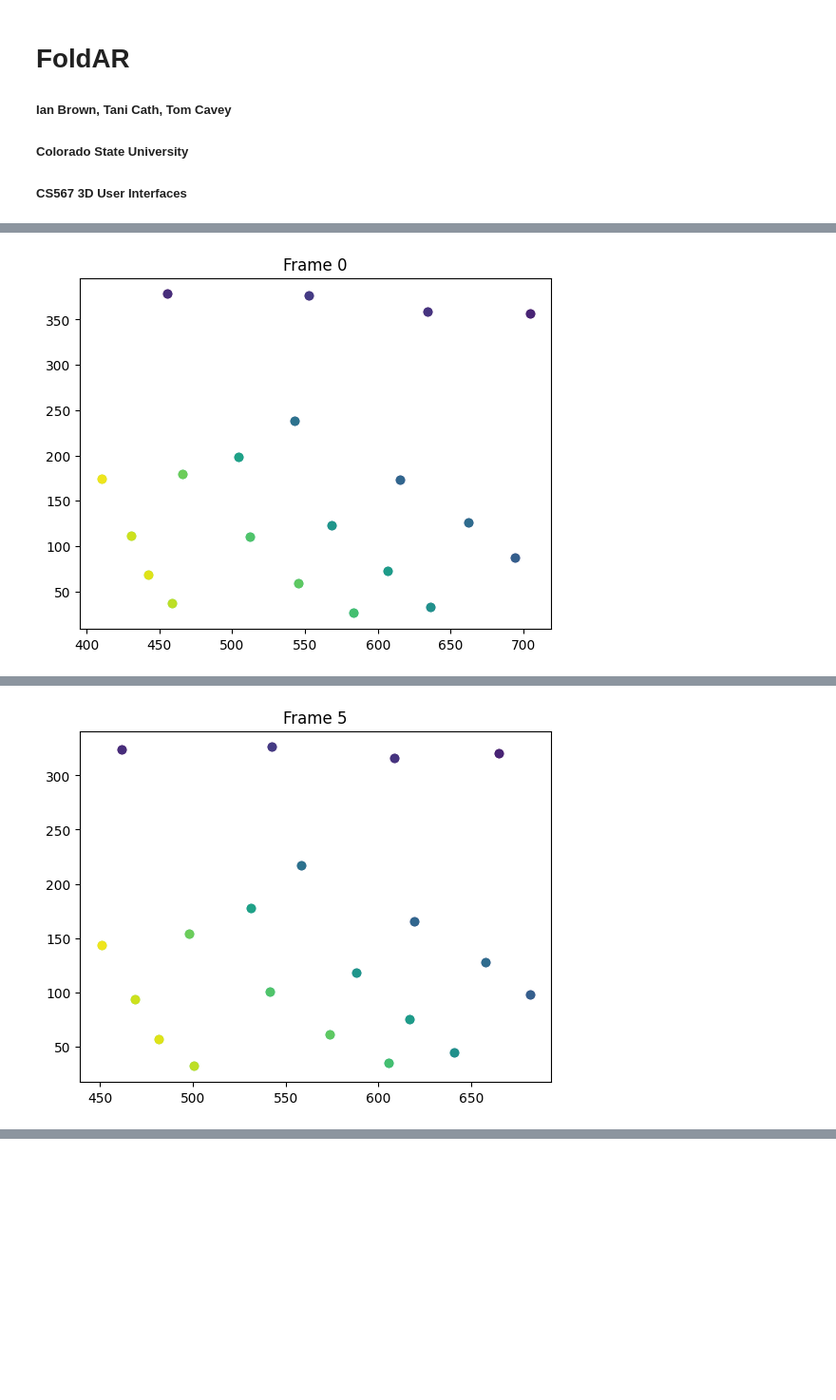
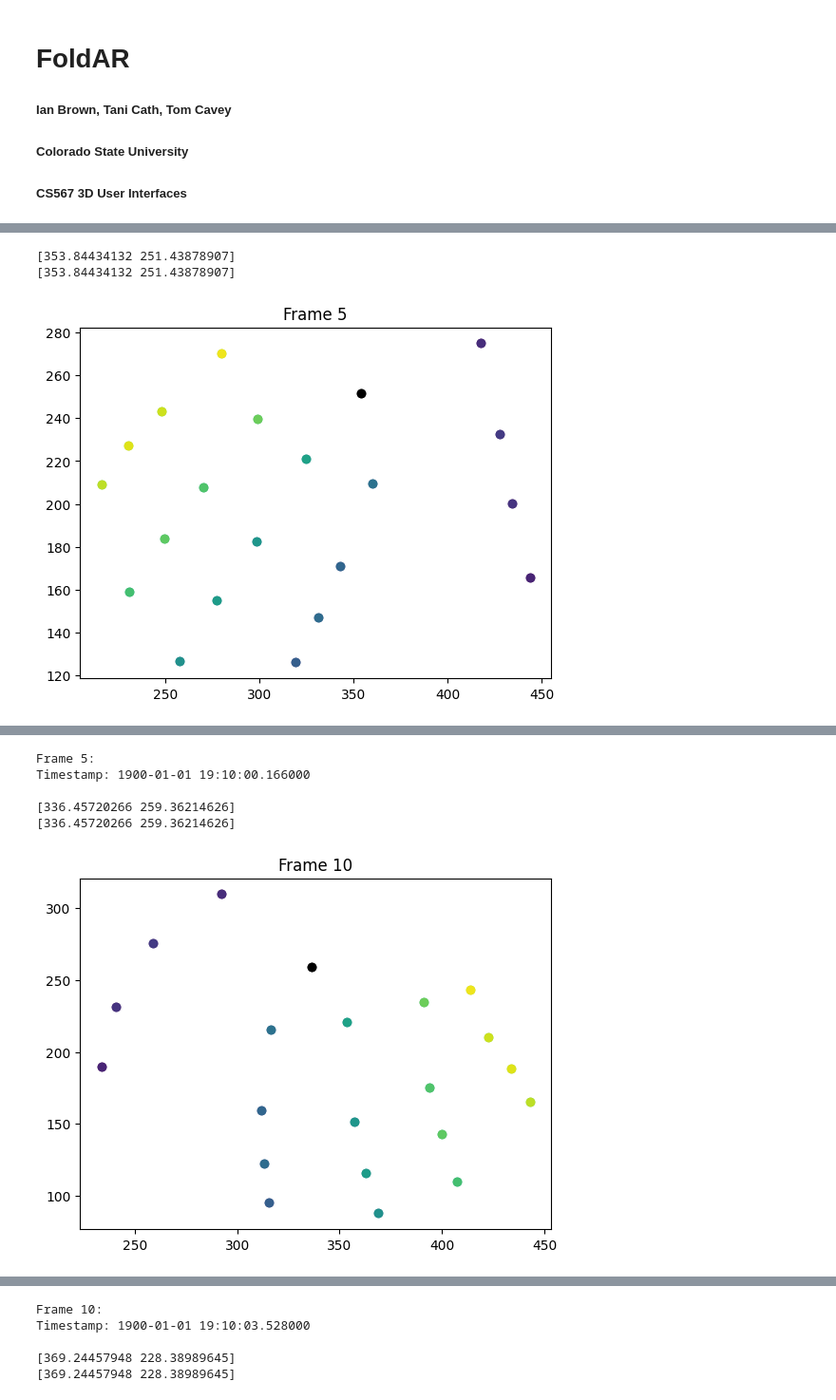
Before and after one commit to csu-hci-projects/FA23-FoldAR-Step-by-step-Instructions-for-Folding-Paper-Models-in-AR, a Jupyter notebook: FoldAR_Analysis.ipynb, the cells around one changed output, grey strips where cells are left out. Shown at 95% size. Cells and saved outputs as stored; diff of their text form; code cells hidden in the pictures; blank space fills up the shorter version.

Commit message:
Add Centroid (palm) func

```diff
--- a/FoldAR_Analysis.ipynb
+++ b/FoldAR_Analysis.ipynb
@@ -5,0 +31,8 @@
+# %%
+
+df = pd.read_csv('Data/sessionData-someone-0.csv')
+info = list(df)
+# print(info)
+
+f = df.iloc[3]
+print(f)
@@ -6,12 +52,4 @@
 # %%
-import pandas as pd
-import numpy as np
-import matplotlib.pyplot as plt
-from datetime import datetime
-
-
-df = pd.read_csv('sessionData-t-0.csv')
-
 # stripping spaces from columns an data...
 df.columns = df.columns.str.strip()
 df = df.applymap(lambda x: x.strip() if isinstance(x, str) else x)
@@ -31,15 +69,18 @@ df = df.applymap(lambda x: x.strip() if isinstance(x, str) else x)
 #                   'littleTip2.x', 'littleTip2.y', 'littlePIP2.x', 'littlePIP2.y', 'littleDIP2.x', 'littleDIP2.y', 'littleMCP2.x', 'littleMCP2.y']
 
 
-finger_columns = ['thumbTip', 'thumbIP', 'thumbMP', 'thumbCMC', 'thumbTip2', 'thumbIP2', 'thumbMP2', 'thumbCMC2',
-                  'indexTip', 'indexPIP', 'indexDIP', 'indexMCP', 'indexTip2', 'indexPIP2', 'indexDIP2', 'indexMCP2',
-                  'middleTip', 'middlePIP', 'middleDIP', 'middleMCP', 'middleTip2', 'middlePIP2', 'middleDIP2', 'middleMCP2',
-                  'ringTip', 'ringPIP', 'ringDIP', 'ringMCP', 'ringTip2', 'ringPIP2', 'ringDIP2', 'ringMCP2',
-                  'littleTip', 'littlePIP', 'littleDIP', 'littleMCP', 'littleTip2', 'littlePIP2', 'littleDIP2', 'littleMCP2']
 
 # for each frame in dataframe
 for i, frame in df.groupby('frame'):
     timestamp_datetime = datetime.strptime(frame['time'].iloc[0], '%H:%M:%S.%f')
+
+    CMCs = getCMCs(frame)
+
+    centroid1 = findCentroid(CMCs[0], CMCs[1])
+    centroid2 = findCentroid(CMCs[2], CMCs[3])
+
+    print(centroid1)
+    print(centroid2)
 
     # # Euclidean distances between points
     # distances = np.sqrt((frame[finger_columns].diff(axis=1, periods=2)[::2]**2 +
@@ -58,6 +99,9 @@ for i, frame in df.groupby('frame'):
         color = plt.cm.viridis(j / len(finger_columns))
         plt.plot(frame[f"{finger}.x"], frame[f"{finger}.y"], 'o', label=finger, color=color)
 
+    plt.plot(centroid1[0], centroid1[1], 'o', label='palm', color='black')
+    plt.plot(centroid2[0], centroid2[1], 'o', label='palm2', color='black')
+
     plt.show()
 
     print(f'Frame {i}:')
@@ -68,4 +112,6 @@ for i, frame in df.groupby('frame'):
     # print(f'Standard Deviation: {frame_std:.2f}')
     print()
 # %% [output]
+[353.84434132 251.43878907]
+[353.84434132 251.43878907]
-[figure, old version]
+[figure, new version]
@@ -74 +118,6 @@ Timestamp: 1900-01-01 10:47:25.376000
+Frame 5:
+Timestamp: 1900-01-01 19:10:00.166000
+
+[336.45720266 259.36214626]
+[336.45720266 259.36214626]
-[figure, old version]
+[figure, new version]
@@ -76,0 +124,5 @@ Timestamp: 1900-01-01 10:47:25.543000
+Frame 10:
+Timestamp: 1900-01-01 19:10:03.528000
+
+[369.24457948 228.38989645]
+[369.24457948 228.38989645]
```
Also changed, not shown: parts of 5 cells of this notebook.
